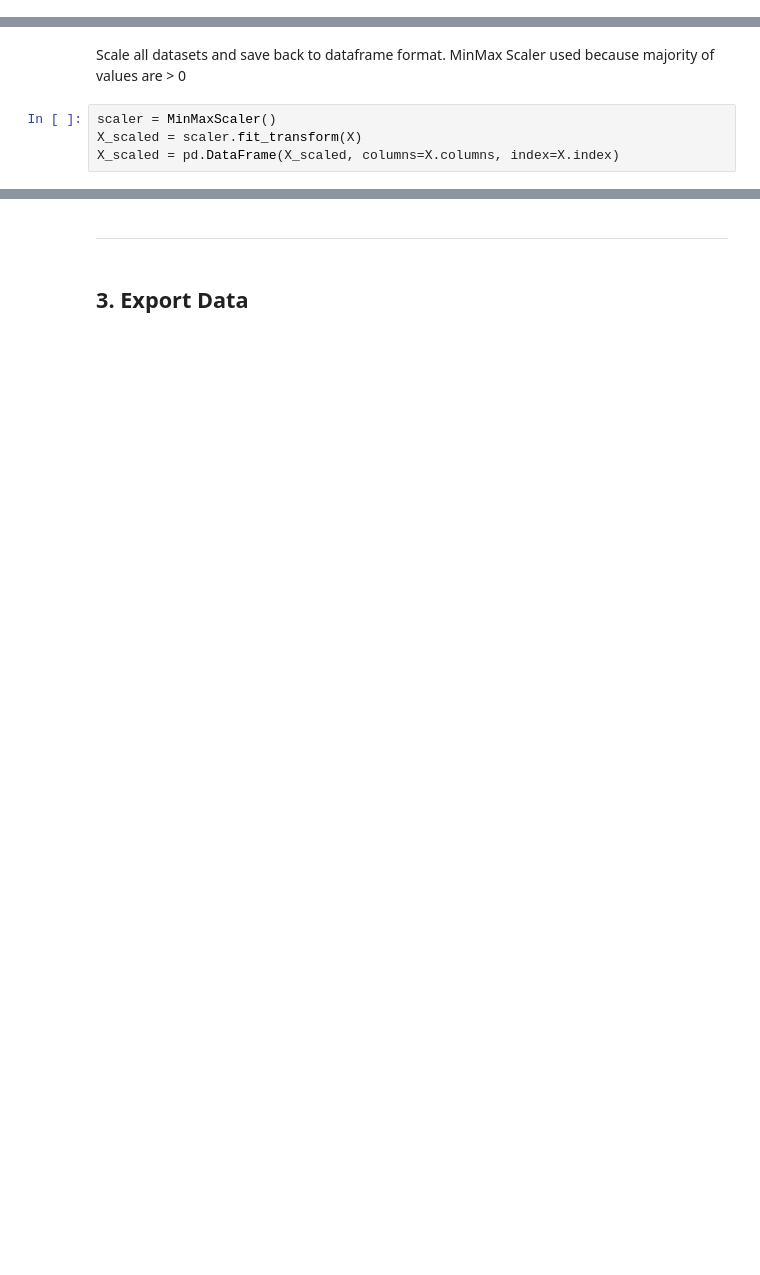
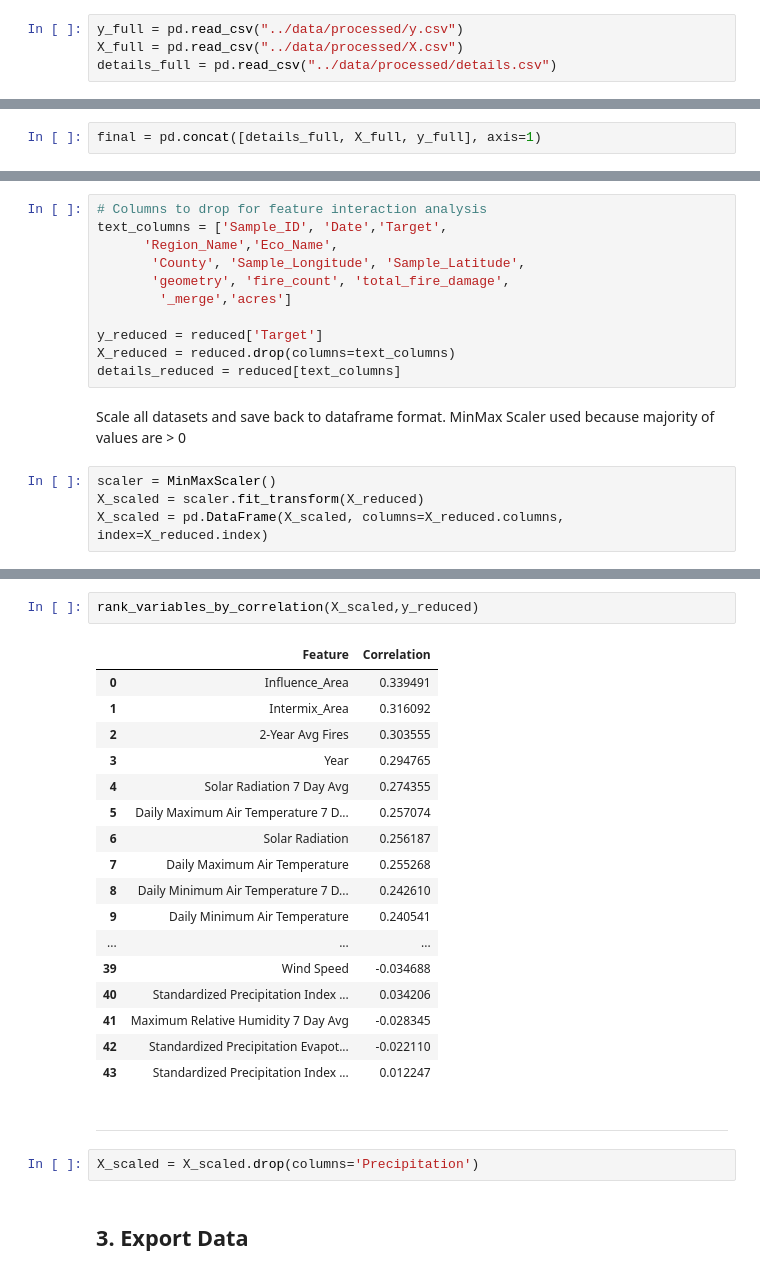
Before and after one commit to dustinlit/California-Wildfire-Ignition-ML-Modeling, a Jupyter notebook: notebooks/05_ Feature_Interaction_Analysis.ipynb, the cells around one changed output, grey strips where cells are left out. Drawn from its saved outputs; the diff is of its cells as text; blank space fills up the shorter version.

```diff
--- a/notebooks/05_ Feature_Interaction_Analysis.ipynb
+++ b/notebooks/05_ Feature_Interaction_Analysis.ipynb
@@ -98,0 +54,4 @@ reduced = pd.concat([class0_sampled, class1, class2], ignore_index=True)
+# %%
+y_full = pd.read_csv("../data/processed/y.csv")
+X_full = pd.read_csv("../data/processed/X.csv")
+details_full = pd.read_csv("../data/processed/details.csv")
@@ -98,0 +60,2 @@ reduced = pd.concat([class0_sampled, class1, class2], ignore_index=True)
+# %%
+final = pd.concat([details_full, X_full, y_full], axis=1)
@@ -123,6 +86,17 @@ pal_X = pal.drop(columns=text_columns)
+# %%
+# Columns to drop for feature interaction analysis
+text_columns = ['Sample_ID', 'Date','Target',
+      'Region_Name','Eco_Name',
+       'County', 'Sample_Longitude', 'Sample_Latitude',
+       'geometry', 'fire_count', 'total_fire_damage',
+        '_merge','acres']
+
+y_reduced = reduced['Target']
+X_reduced = reduced.drop(columns=text_columns)
+details_reduced = reduced[text_columns]
 # %% [markdown]
 Scale all datasets and save back to dataframe format. MinMax Scaler used because majority of values are > 0
 # %%
 scaler = MinMaxScaler()
-X_scaled = scaler.fit_transform(X)
-X_scaled = pd.DataFrame(X_scaled, columns=X.columns, index=X.index)
+X_scaled = scaler.fit_transform(X_reduced)
+X_scaled = pd.DataFrame(X_scaled, columns=X_reduced.columns, index=X_reduced.index)
@@ -145,5 +103,27 @@ X_scaled
+# %%
+rank_variables_by_correlation(X_scaled,y_reduced)
+# %% [output]
+|  | Feature | Correlation |
+| 0 | Influence_Area | 0.339491 |
+| 1 | Intermix_Area | 0.316092 |
+| 2 | 2-Year Avg Fires | 0.303555 |
+| 3 | Year | 0.294765 |
+| 4 | Solar Radiation 7 Day Avg | 0.274355 |
+| 5 | Daily Maximum Air Temperature 7 D... | 0.257074 |
+| 6 | Solar Radiation | 0.256187 |
+| 7 | Daily Maximum Air Temperature | 0.255268 |
+| 8 | Daily Minimum Air Temperature 7 D... | 0.242610 |
+| 9 | Daily Minimum Air Temperature | 0.240541 |
+| ... | ... | ... |
+| 39 | Wind Speed | -0.034688 |
+| 40 | Standardized Precipitation Index ... | 0.034206 |
+| 41 | Maximum Relative Humidity 7 Day Avg | -0.028345 |
+| 42 | Standardized Precipitation Evapot... | -0.022110 |
+| 43 | Standardized Precipitation Index ... | 0.012247 |
 # %% [markdown]
 ---
+# %%
+X_scaled = X_scaled.drop(columns='Precipitation')
 # %% [markdown]
 ## 3. Export Data
 # %%
```
Also changed, not shown: parts of 15 cells of this notebook, 5 other files.
